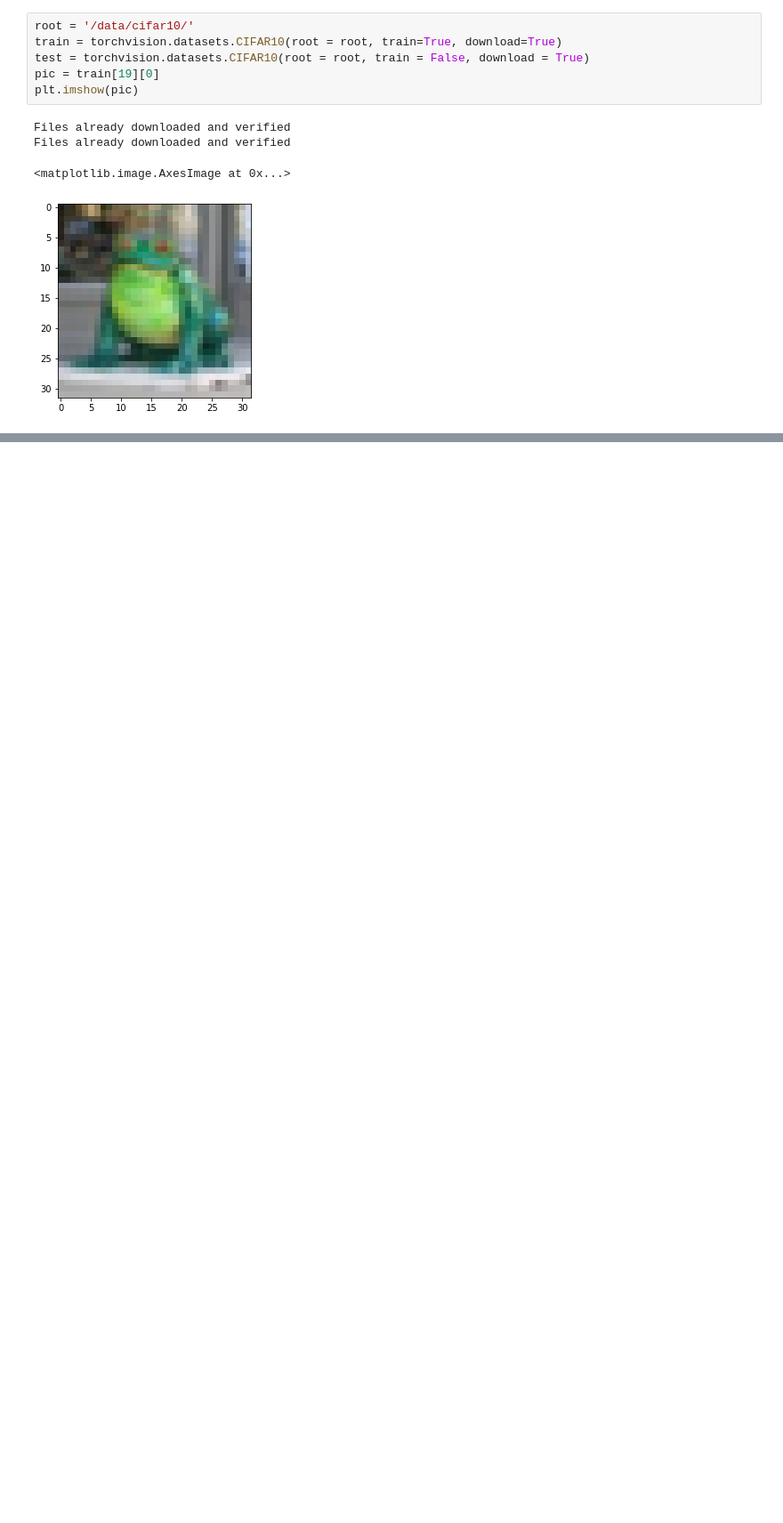
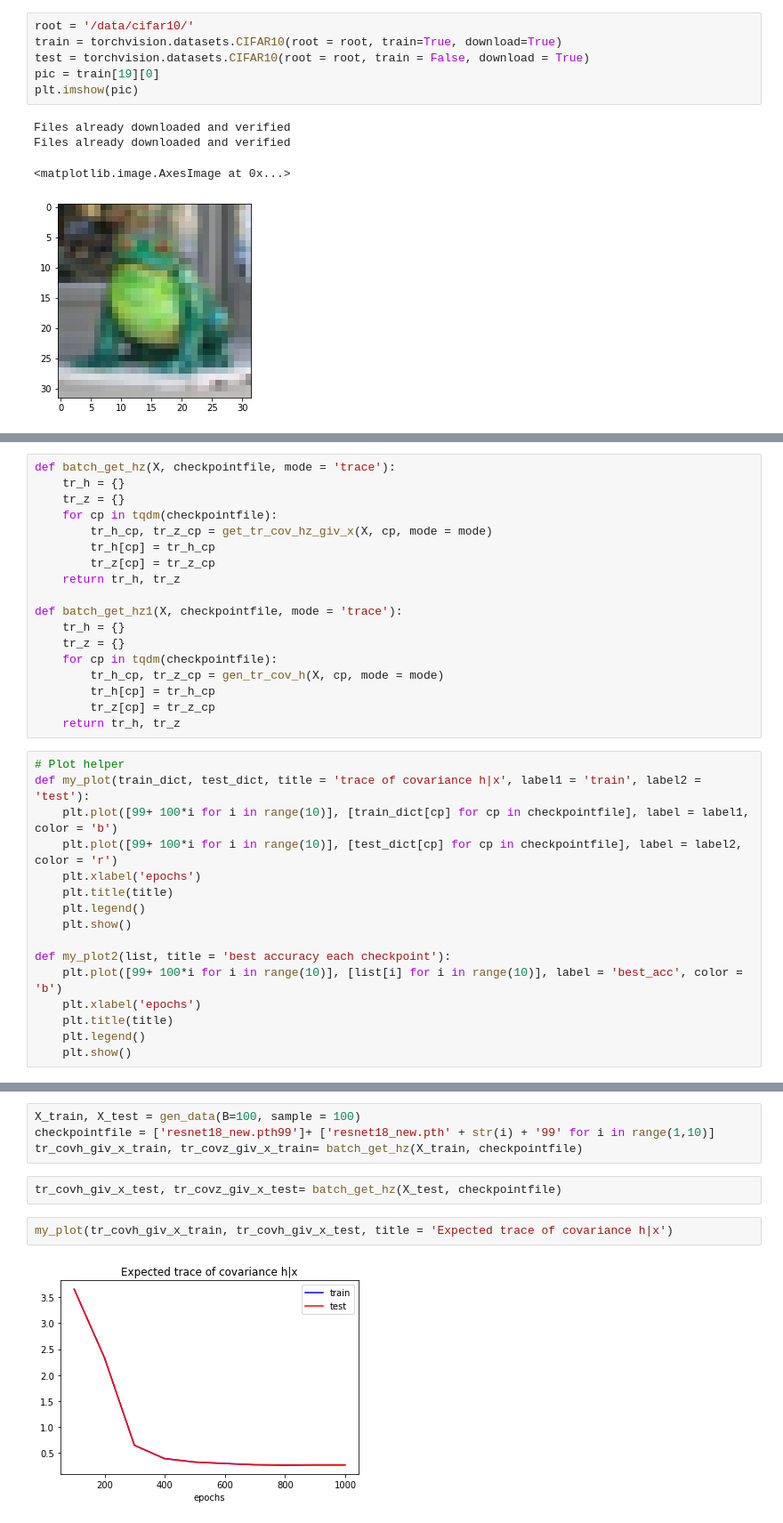
Before and after one commit to rattaoup/pytorch-simclr, a Jupyter notebook: distribution_h.ipynb, the cells around one changed output, grey strips where cells are left out. Shown at 89% size. Drawn from its saved outputs; the diff is of its cells as text; blank space fills up the shorter version.

```diff
--- a/distribution_h.ipynb
+++ b/distribution_h.ipynb
@@ -339,0 +278,34 @@ logdetcov_h_train2
+# %%
+def batch_get_hz(X, checkpointfile, mode = 'trace'):
+    tr_h = {}
+    tr_z = {}
+    for cp in tqdm(checkpointfile):
+        tr_h_cp, tr_z_cp = get_tr_cov_hz_giv_x(X, cp, mode = mode)
+        tr_h[cp] = tr_h_cp
+        tr_z[cp] = tr_z_cp
+    return tr_h, tr_z
+
+def batch_get_hz1(X, checkpointfile, mode = 'trace'):
+    tr_h = {}
+    tr_z = {}
+    for cp in tqdm(checkpointfile):
+        tr_h_cp, tr_z_cp = gen_tr_cov_h(X, cp, mode = mode)
+        tr_h[cp] = tr_h_cp
+        tr_z[cp] = tr_z_cp
+    return tr_h, tr_z
+# %%
+# Plot helper
+def my_plot(train_dict, test_dict, title = 'trace of covariance h|x', label1 = 'train', label2 = 'test'):
+    plt.plot([99+ 100*i for i in range(10)], [train_dict[cp] for cp in checkpointfile], label = label1, color = 'b')
+    plt.plot([99+ 100*i for i in range(10)], [test_dict[cp] for cp in checkpointfile], label = label2, color = 'r')
+    plt.xlabel('epochs')
+    plt.title(title)
+    plt.legend()
+    plt.show()
+
+def my_plot2(list, title = 'best accuracy each checkpoint'):
+    plt.plot([99+ 100*i for i in range(10)], [list[i] for i in range(10)], label = 'best_acc', color = 'b')
+    plt.xlabel('epochs')
+    plt.title(title)
+    plt.legend()
+    plt.show()
@@ -339,0 +314,10 @@ logdetcov_h_train2
+# %%
+X_train, X_test = gen_data(B=100, sample = 100)
+checkpointfile = ['resnet18_new.pth99']+ ['resnet18_new.pth' + str(i) + '99' for i in range(1,10)]
+tr_covh_giv_x_train, tr_covz_giv_x_train= batch_get_hz(X_train, checkpointfile)
+# %%
+tr_covh_giv_x_test, tr_covz_giv_x_test= batch_get_hz(X_test, checkpointfile)
+# %%
+my_plot(tr_covh_giv_x_train, tr_covh_giv_x_test, title = 'Expected trace of covariance h|x')
+# %% [output]
+[figure, added]
```
Also changed, not shown: parts of 49 cells of this notebook.
